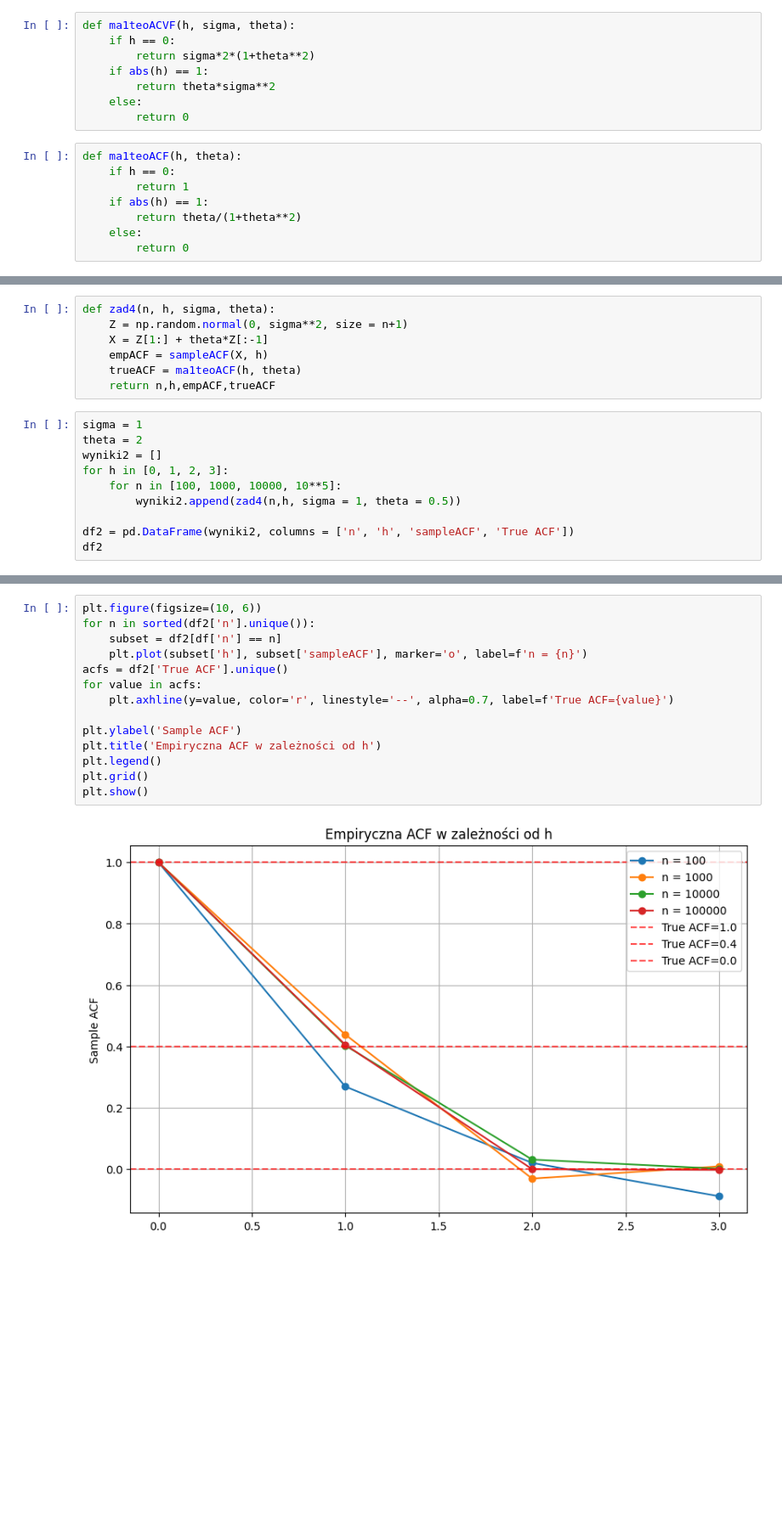
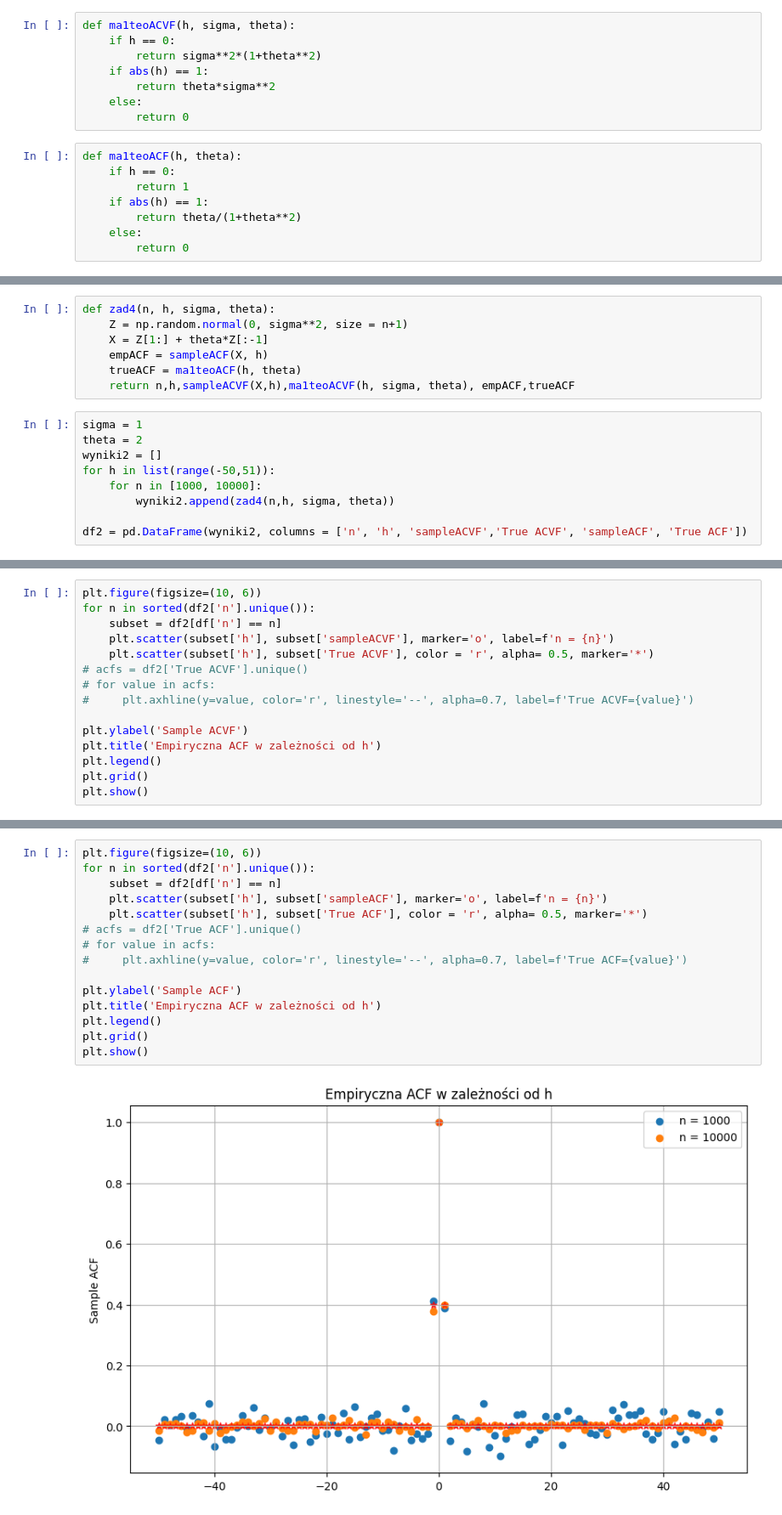
Before and after one commit to MariaNowacka/kaszcz, a Jupyter notebook: lista4/l4_kaszcz.ipynb, the cells around one changed output, grey strips where cells are left out. Shown at 85% size. Drawn from its saved outputs; the diff is of its cells as text; blank space fills up the shorter version.

```diff
--- a/lista4/l4_kaszcz.ipynb
+++ b/lista4/l4_kaszcz.ipynb
@@ -62,7 +81,7 @@ plt.show()
 # %%
 def ma1teoACVF(h, sigma, theta):
     if h == 0:
-        return sigma*2*(1+theta**2)
+        return sigma**2*(1+theta**2)
     if abs(h) == 1:
         return theta*sigma**2
     else:
@@ -88,14 +100,13 @@ def zad4(n, h, sigma, theta):
     X = Z[1:] + theta*Z[:-1]
     empACF = sampleACF(X, h)
     trueACF = ma1teoACF(h, theta)
-    return n,h,empACF,trueACF
+    return n,h,sampleACVF(X,h),ma1teoACVF(h, sigma, theta), empACF,trueACF
 # %%
 sigma = 1
 theta = 2
 wyniki2 = []
-for h in [0, 1, 2, 3]:
-    for n in [100, 1000, 10000, 10**5]:
-        wyniki2.append(zad4(n,h, sigma = 1, theta = 0.5))
+for h in list(range(-50,51)):
+    for n in [1000, 10000]:
+        wyniki2.append(zad4(n,h, sigma, theta))
 
-df2 = pd.DataFrame(wyniki2, columns = ['n', 'h', 'sampleACF', 'True ACF'])
-df2
+df2 = pd.DataFrame(wyniki2, columns = ['n', 'h', 'sampleACVF','True ACVF', 'sampleACF', 'True ACF'])
@@ -119,0 +129,15 @@ df2
+# %%
+plt.figure(figsize=(10, 6))
+for n in sorted(df2['n'].unique()):
+    subset = df2[df['n'] == n]
+    plt.scatter(subset['h'], subset['sampleACVF'], marker='o', label=f'n = {n}')
+    plt.scatter(subset['h'], subset['True ACVF'], color = 'r', alpha= 0.5, marker='*')
+# acfs = df2['True ACVF'].unique()
+# for value in acfs:
+#     plt.axhline(y=value, color='r', linestyle='--', alpha=0.7, label=f'True ACVF={value}')
+
+plt.ylabel('Sample ACVF')
+plt.title('Empiryczna ACF w zależności od h')
+plt.legend()
+plt.grid()
+plt.show()
@@ -120,16 +146,17 @@ df2
 # %%
 plt.figure(figsize=(10, 6))
 for n in sorted(df2['n'].unique()):
     subset = df2[df['n'] == n]
-    plt.plot(subset['h'], subset['sampleACF'], marker='o', label=f'n = {n}')
-acfs = df2['True ACF'].unique()
-for value in acfs:
-    plt.axhline(y=value, color='r', linestyle='--', alpha=0.7, label=f'True ACF={value}')
+    plt.scatter(subset['h'], subset['sampleACF'], marker='o', label=f'n = {n}')
+    plt.scatter(subset['h'], subset['True ACF'], color = 'r', alpha= 0.5, marker='*')
+# acfs = df2['True ACF'].unique()
+# for value in acfs:
+#     plt.axhline(y=value, color='r', linestyle='--', alpha=0.7, label=f'True ACF={value}')
 
 plt.ylabel('Sample ACF')
 plt.title('Empiryczna ACF w zależności od h')
 plt.legend()
 plt.grid()
 plt.show()
 # %% [output]
-[figure, old version]
+[figure, new version]
```
Also changed, not shown: parts of 13 cells of this notebook.
